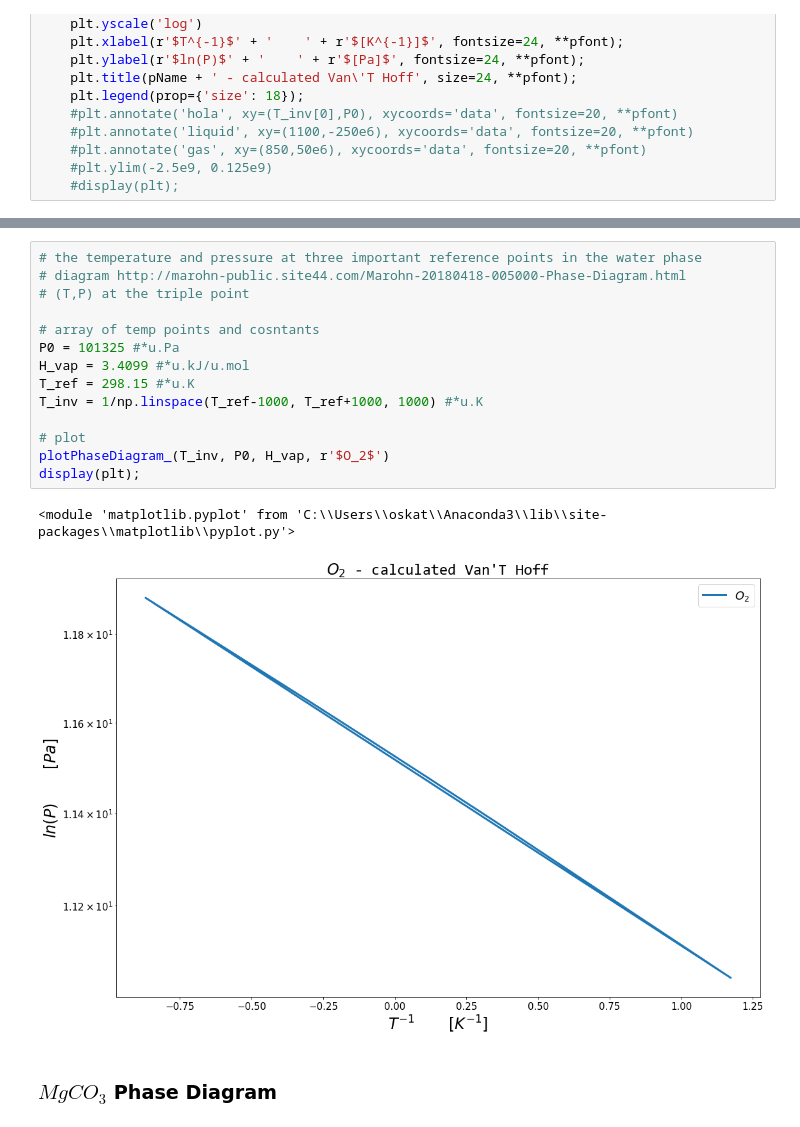
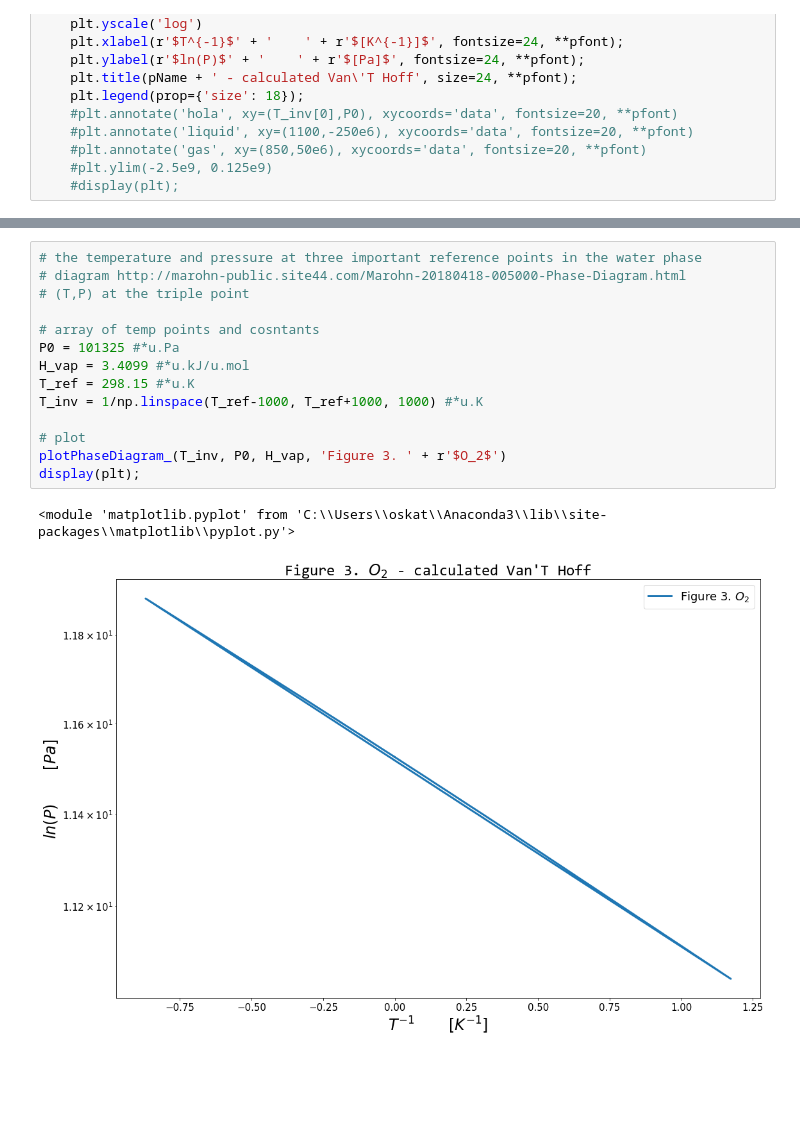
Before and after one commit to KiraSensei13/MNT_ITESM_courses, a Jupyter notebook: 2.2.ThermodynamicsOfMaterials/thermo_Hwk07/A01212611_thermo_Hwk07.ipynb, the cells around one changed output, grey strips where cells are left out. Saved outputs shown, nothing was run; the diff lists cells and outputs as text; blank space fills up the shorter version.

```diff
--- a/2.2.ThermodynamicsOfMaterials/thermo_Hwk07/A01212611_thermo_Hwk07.ipynb
+++ b/2.2.ThermodynamicsOfMaterials/thermo_Hwk07/A01212611_thermo_Hwk07.ipynb
@@ -390,19 +411,17 @@ display(plt);
 # %%
 # the temperature and pressure at three important reference points in the water phase
 # diagram http://marohn-public.site44.com/Marohn-20180418-005000-Phase-Diagram.html
 # (T,P) at the triple point
 
 # array of temp points and cosntants
 P0 = 101325 #*u.Pa
 H_vap = 3.4099 #*u.kJ/u.mol
 T_ref = 298.15 #*u.K
 T_inv = 1/np.linspace(T_ref-1000, T_ref+1000, 1000) #*u.K
 
 # plot
-plotPhaseDiagram_(T_inv, P0, H_vap, r'$O_2$')
+plotPhaseDiagram_(T_inv, P0, H_vap, 'Figure 3. ' + r'$O_2$')
 display(plt);
 # %% [output]
 <module 'matplotlib.pyplot' from 'C:\\Users\\oskat\\Anaconda3\\lib\\site-packages\\matplotlib\\pyplot.py'>
-[figure, old version]
+[figure, new version]
-# %% [markdown]
-### $Mg C O_3$ Phase Diagram
```
Also changed, not shown: parts of 16 cells of this notebook.
